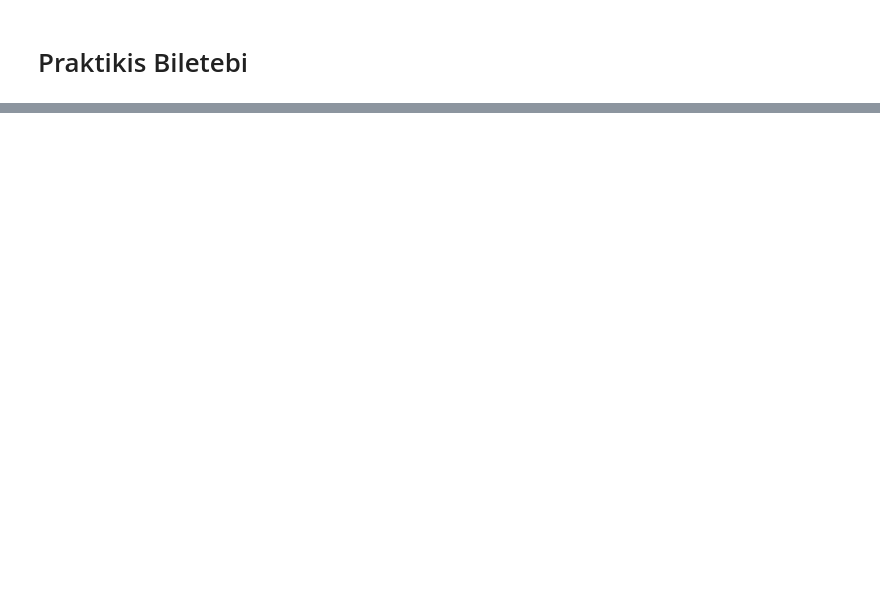
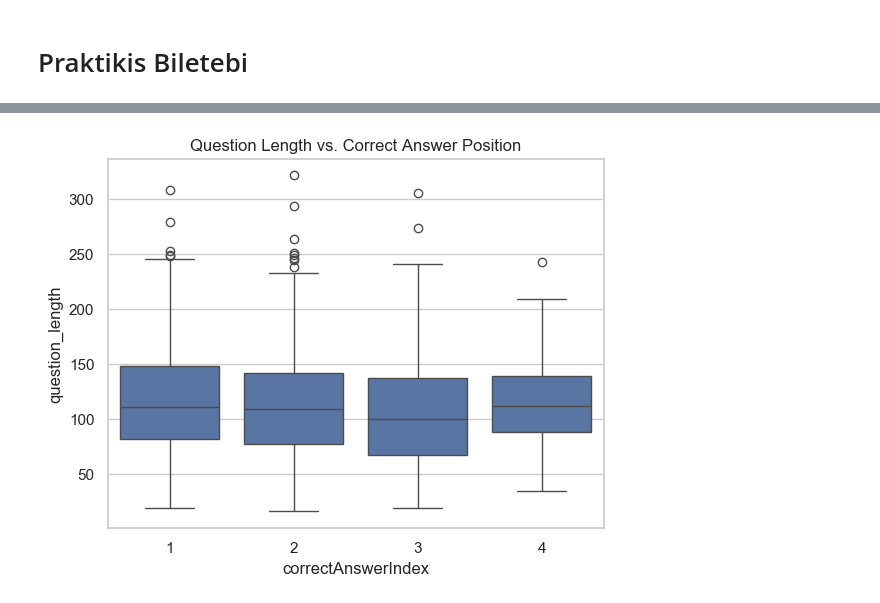
Before and after one commit to Naviamold1/scraped_data, a Jupyter notebook: myfirstbook/biletebi.ipynb, the cells around one changed output, grey strips where cells are left out. Saved outputs shown, nothing was run; the diff lists cells and outputs as text; code cells hidden in the pictures; blank space fills up the shorter version.

```diff
--- a/myfirstbook/biletebi.ipynb
+++ b/myfirstbook/biletebi.ipynb
@@ -98,0 +124,7 @@ plt.show()
+# %%
+df['question_length'] = df['question'].apply(len)
+sns.boxplot(x='correctAnswerIndex', y='question_length', data=df)
+plt.title('Question Length vs. Correct Answer Position')
+plt.show()
+# %% [output]
+[figure, added]
```
Also changed, not shown: parts of 12 cells of this notebook, 5 other files.
